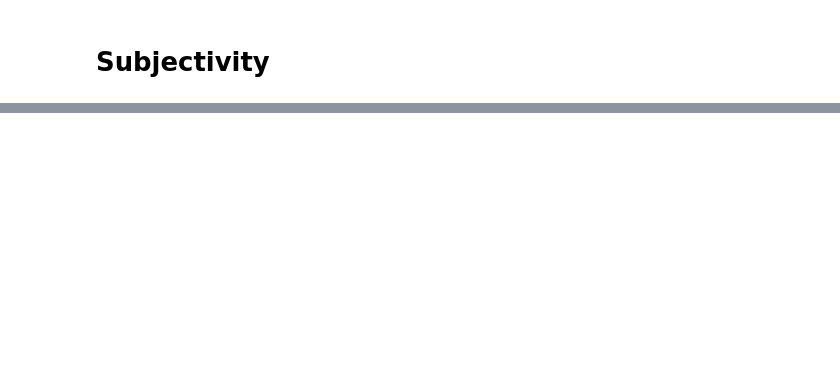
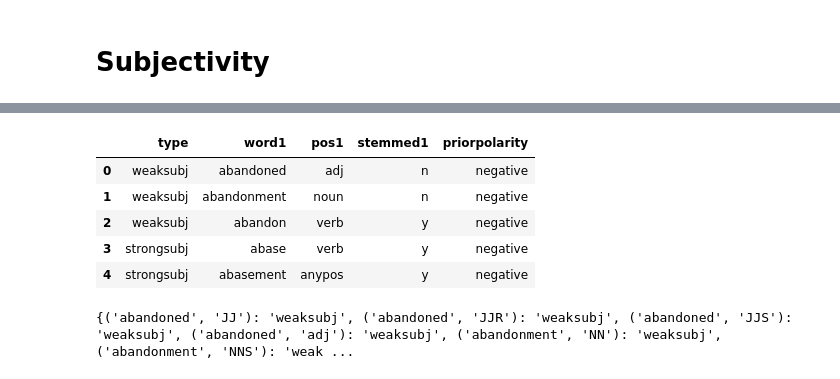
Before and after one commit to sba22224/Capstone_SBA22224, a Jupyter notebook: Code_Notebooks/Text based sarcasm detection work.ipynb, the cells around one changed output, grey strips where cells are left out. Cells and saved outputs as stored; diff of their text form; code cells hidden in the pictures; blank space fills up the shorter version.

```diff
--- a/Code_Notebooks/Text based sarcasm detection work.ipynb
+++ b/Code_Notebooks/Text based sarcasm detection work.ipynb
@@ -764,0 +845,38 @@ df.head()
+# %%
+subj_lexicon.head()
+# %% [output]
+|  | type | word1 | pos1 | stemmed1 | priorpolarity |
+| 0 | weaksubj | abandoned | adj | n | negative |
+| 1 | weaksubj | abandonment | noun | n | negative |
+| 2 | weaksubj | abandon | verb | y | negative |
+| 3 | strongsubj | abase | verb | y | negative |
+| 4 | strongsubj | abasement | anypos | y | negative |
+# %%
+#Create a dictionary to store subjectivity information
+
+#Initialise dictionary
+subj_dict = {}
+
+#Iterate through the lexicon to populate dictionary
+for index, row in subj_lexicon.iterrows():
+    subj_type = row['type']
+    word = row['word1']
+    pos = row['pos1']
+    stemmed = row['stemmed1']
+    polarity = row['priorpolarity']
+
+    #Use mapping to convert POS tags
+    mapped_pos = pos_mapping.get(pos, [pos])
+    for p in mapped_pos:
+        key = (word, p)
+        subj_dict[key] = subj_type
+
+    #Define dictionary key using word and POS tag
+    key = (word, pos)
+
+    #Add the subjectivity type to the dictionary for the corresponding key
+    subj_dict[key] = subj_type
+
+print(subj_dict)
+# %% [output]
+{('abandoned', 'JJ'): 'weaksubj', ('abandoned', 'JJR'): 'weaksubj', ('abandoned', 'JJS'): 'weaksubj', ('abandoned', 'adj'): 'weaksubj', ('abandonment', 'NN'): 'weaksubj', ('abandonment', 'NNS'): 'weak ...
```
Also changed, not shown: parts of 14 cells of this notebook.
